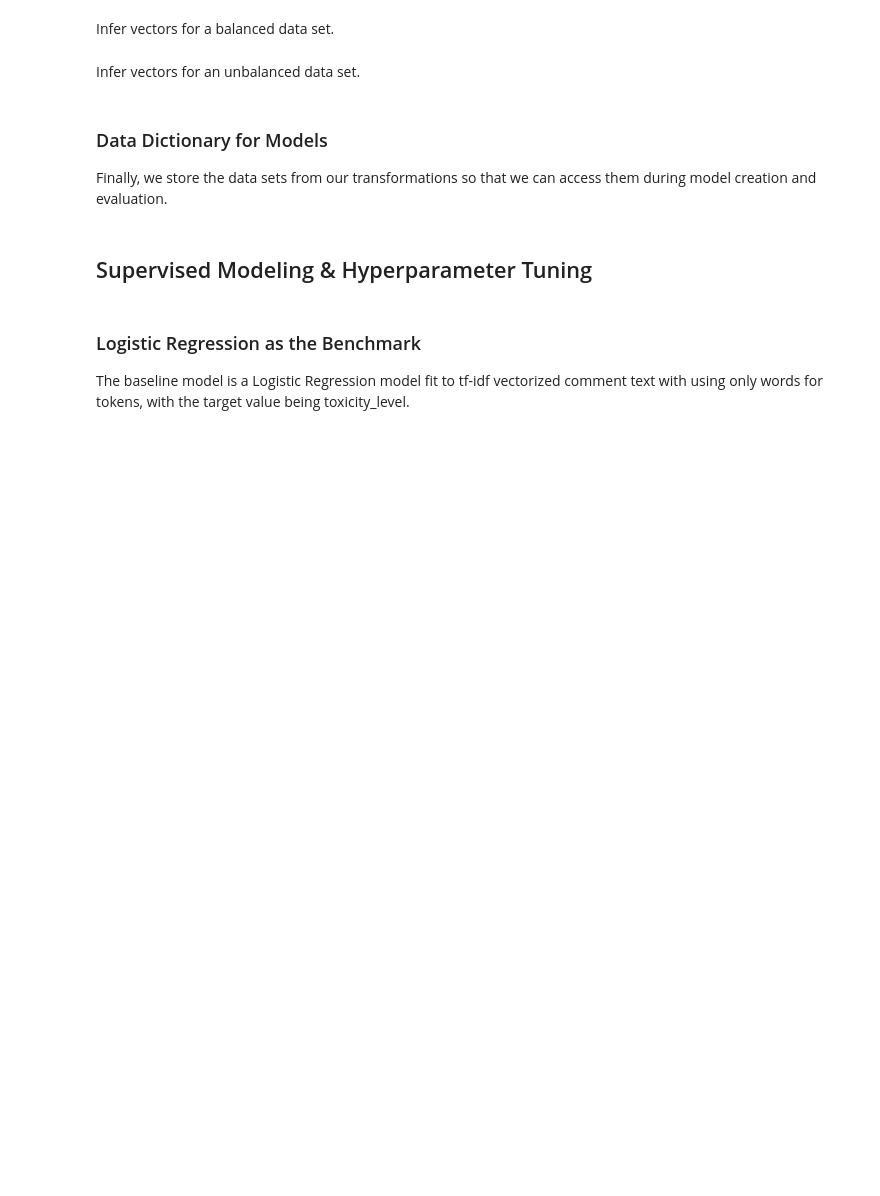
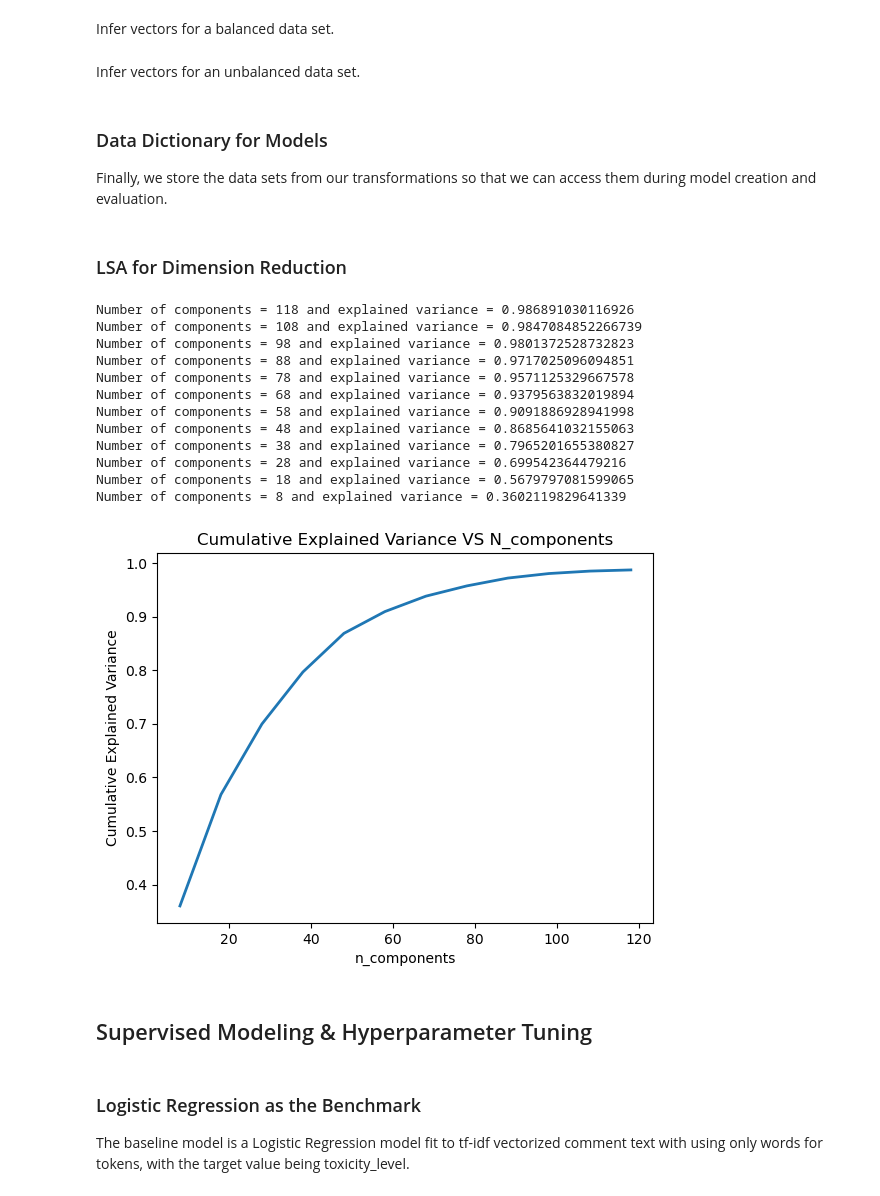
Before and after one commit to jjbocek/ToxicApp, a Jupyter notebook: Final_Project/Toxic_App_Main.ipynb, the cells around one changed output. Saved outputs shown, nothing was run; the diff lists cells and outputs as text; code cells hidden in the pictures; blank space fills up the shorter version.

```diff
--- a/Final_Project/Toxic_App_Main.ipynb
+++ b/Final_Project/Toxic_App_Main.ipynb
@@ -103,5 +112,7 @@ def TFIDF_func(data):
     terms= txt_fitted.get_feature_names_out()
     return X_tfidf, terms
 
-X_tfidf, terms= TFIDF_func(train['comment_text'])
-X_tfidf
+trainX_tfidf, terms_train= TFIDF_func(train_df_subset1)
+testX_tfidf, terms_test= TFIDF_func(test_df_subset1)
+trainXU_tfidf, termsU_train= TFIDF_func(train_df_subsetU)
+testXU_tfidf, termsU_test= TFIDF_func(test_df_subsetU)
@@ -162,4 +166,40 @@ subsets = {
 }
+# %% [markdown]
+### LSA for Dimension Reduction
+# %%
+# LSA and Plot for Cumulative_explained_variance vs n_componenets
+def LSA(X, list_comp):
+    EVar=[]
+    for n_comp in list_comp:
+        lsa= make_pipeline(TruncatedSVD(n_components=n_comp),
+                           Normalizer(copy=False))
+        lsa.fit(X)
+        explainedVar = lsa[0].explained_variance_ratio_.sum()
+        EVar.append(explainedVar)
+        print("Number of components = %r and explained variance = %r"%(n_comp,explainedVar))
+    plt.plot(list_comp,EVar, linewidth=2)
+    plt.xlabel('n_components')
+    plt.ylabel('Cumulative Explained Variance')
+    plt.title("Cumulative Explained Variance VS N_components")
+    plt.show()
+# %%
+step=10
+column= trainX_tfidf.shape[1]
+LSA(trainX_tfidf,range(column-(1470*step),0,-step))
+# %% [output]
+Number of components = 118 and explained variance = 0.986891030116926
+Number of components = 108 and explained variance = 0.9847084852266739
+Number of components = 98 and explained variance = 0.9801372528732823
+Number of components = 88 and explained variance = 0.9717025096094851
+Number of components = 78 and explained variance = 0.9571125329667578
+Number of components = 68 and explained variance = 0.9379563832019894
+Number of components = 58 and explained variance = 0.9091886928941998
+Number of components = 48 and explained variance = 0.8685641032155063
+Number of components = 38 and explained variance = 0.7965201655380827
+Number of components = 28 and explained variance = 0.699542364479216
+Number of components = 18 and explained variance = 0.5679797081599065
+Number of components = 8 and explained variance = 0.3602119829641339
+[figure, added]
 # %% [markdown]
 ## Supervised Modeling & Hyperparameter Tuning
 # %%
```
Also changed, not shown: parts of 31 cells of this notebook.
